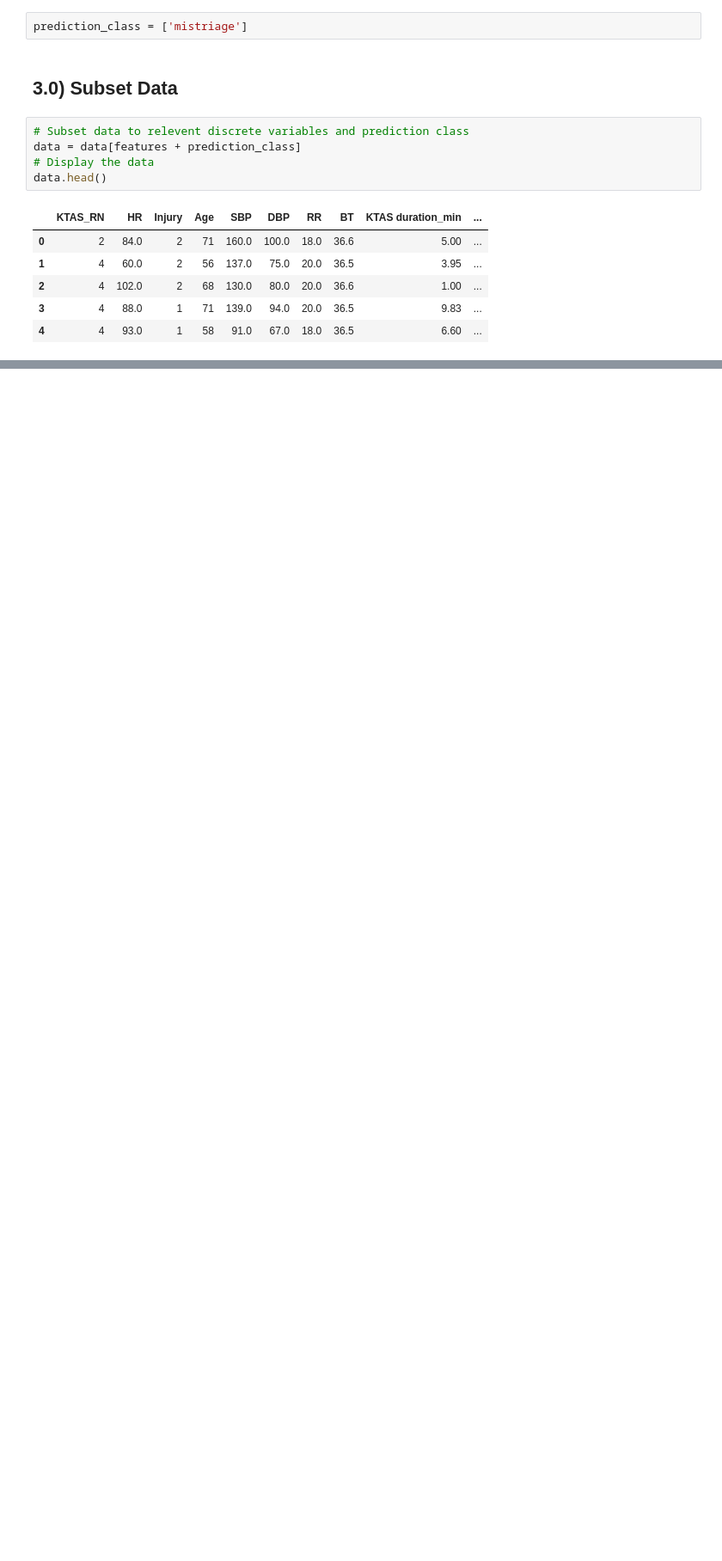
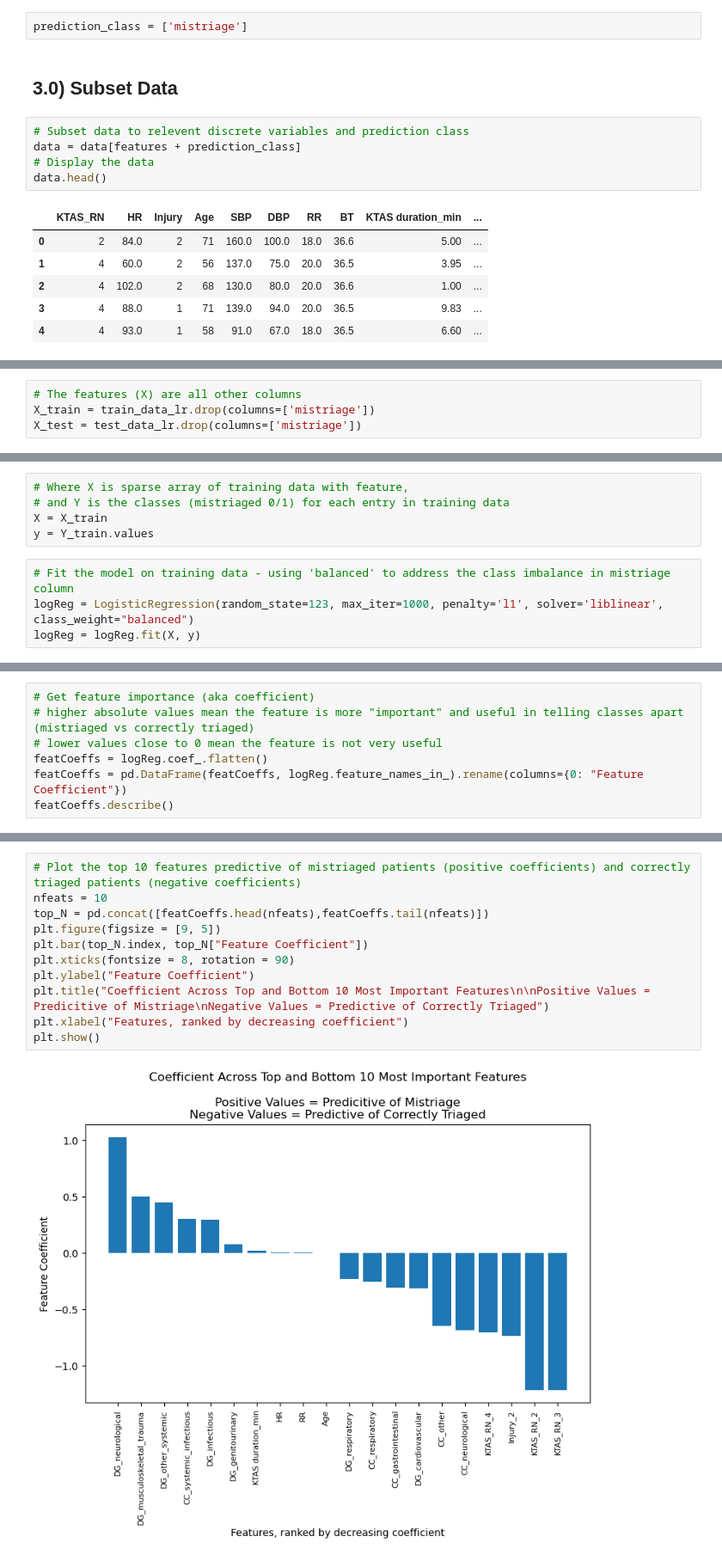
Before and after one commit to erincameron11/emergency-triage-status, a Jupyter notebook: 2_classification.ipynb, the cells around one changed output, grey strips where cells are left out. Shown: that part at 86% size. Saved outputs shown, nothing was run; the diff lists cells and outputs as text; blank space fills up the shorter version.

Commit message:
implement ML models

```diff
--- a/2_classification.ipynb
+++ b/2_classification.ipynb
@@ -93,0 +203,4 @@ Name: count, dtype: int64
+# %%
+# The features (X) are all other columns
+X_train = train_data_lr.drop(columns=['mistriage'])
+X_test = test_data_lr.drop(columns=['mistriage'])
@@ -93,0 +222,9 @@ Name: count, dtype: int64
+# %%
+# Where X is sparse array of training data with feature,
+# and Y is the classes (mistriaged 0/1) for each entry in training data
+X = X_train
+y = Y_train.values
+# %%
+# Fit the model on training data - using 'balanced' to address the class imbalance in mistriage column
+logReg = LogisticRegression(random_state=123, max_iter=1000, penalty='l1', solver='liblinear', class_weight="balanced")
+logReg = logReg.fit(X, y)
@@ -93,0 +292,7 @@ Name: count, dtype: int64
+# %%
+# Get feature importance (aka coefficient)
+# higher absolute values mean the feature is more "important" and useful in telling classes apart (mistriaged vs correctly triaged)
+# lower values close to 0 mean the feature is not very useful
+featCoeffs = logReg.coef_.flatten()
+featCoeffs = pd.DataFrame(featCoeffs, logReg.feature_names_in_).rename(columns={0: "Feature Coefficient"})
+featCoeffs.describe()
@@ -93,0 +309,13 @@ Name: count, dtype: int64
+# %%
+# Plot the top 10 features predictive of mistriaged patients (positive coefficients) and correctly triaged patients (negative coefficients)
+nfeats = 10
+top_N = pd.concat([featCoeffs.head(nfeats),featCoeffs.tail(nfeats)])
+plt.figure(figsize = [9, 5])
+plt.bar(top_N.index, top_N["Feature Coefficient"])
+plt.xticks(fontsize = 8, rotation = 90)
+plt.ylabel("Feature Coefficient")
+plt.title("Coefficient Across Top and Bottom 10 Most Important Features\n\nPositive Values = Predicitive of Mistriage\nNegative Values = Predictive of Correctly Triaged")
+plt.xlabel("Features, ranked by decreasing coefficient")
+plt.show()
+# %% [output]
+[figure, added]
```
Also changed, not shown: parts of 66 cells of this notebook, 5 other files.
